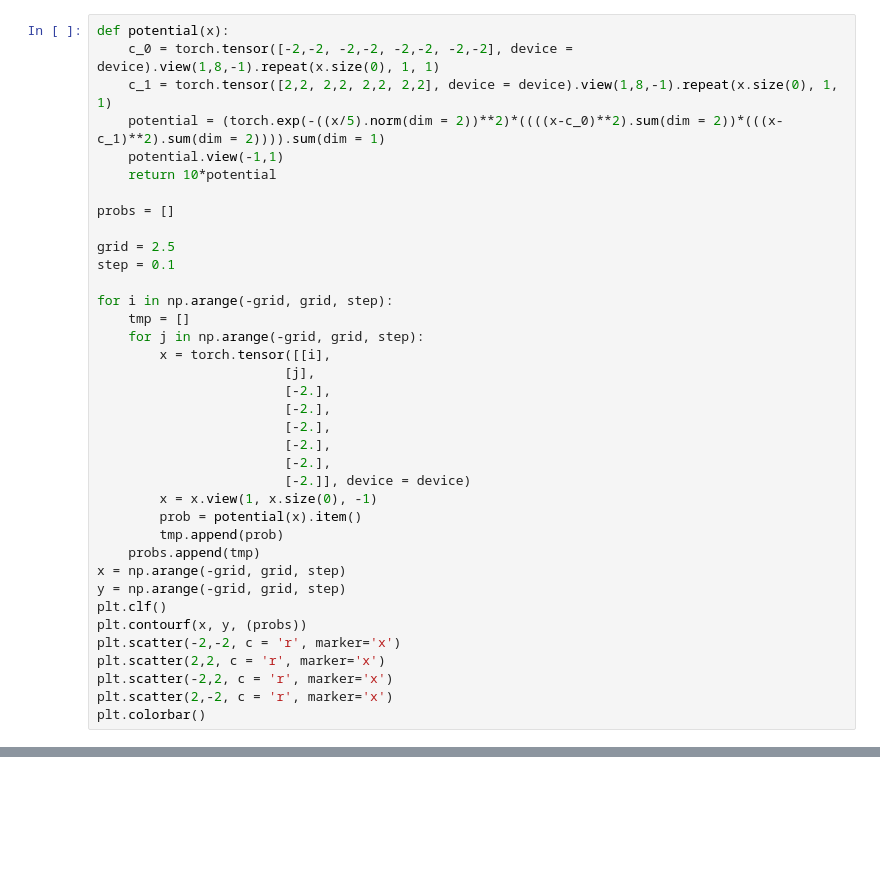
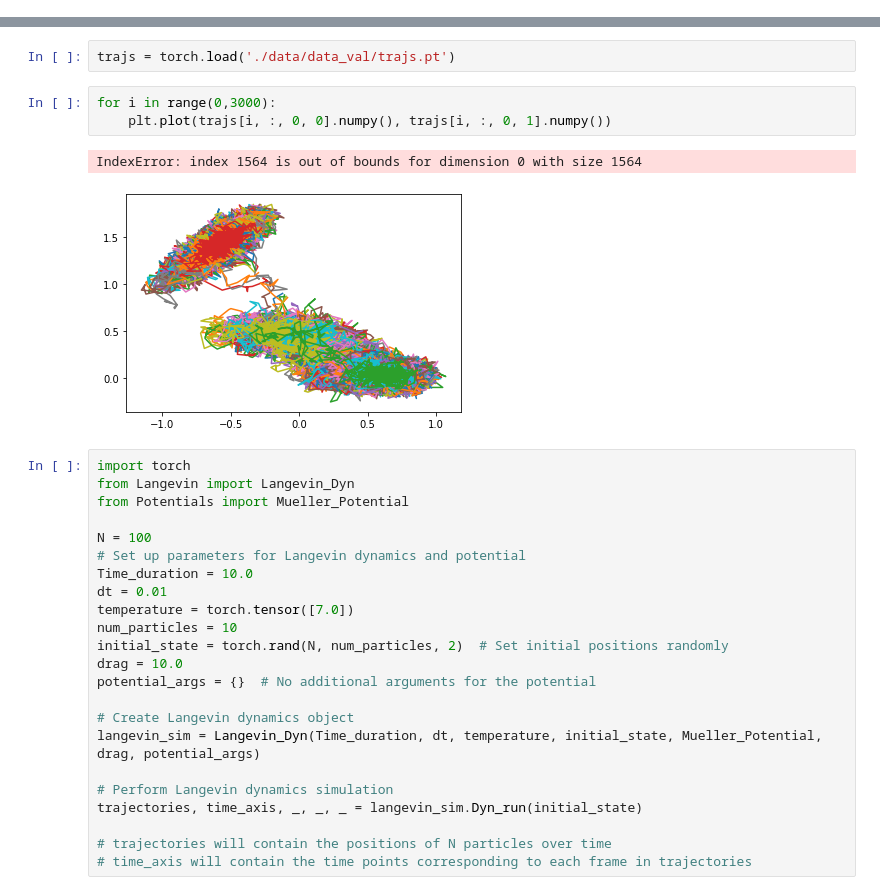
Before and after one commit to AleFalla/Learning-commitors-with-neural-FBSDE, a Jupyter notebook: testing.ipynb, the cells around one changed output, grey strips where cells are left out. Drawn from its saved outputs; the diff is of its cells as text; blank space fills up the shorter version.

```diff
--- a/testing.ipynb
+++ b/testing.ipynb
@@ -236,37 +0,0 @@ plt.axhline(y=-2, color='r', linestyle='-')
-# %%
-def potential(x):
-    c_0 = torch.tensor([-2,-2, -2,-2, -2,-2, -2,-2], device = device).view(1,8,-1).repeat(x.size(0), 1, 1)
-    c_1 = torch.tensor([2,2, 2,2, 2,2, 2,2], device = device).view(1,8,-1).repeat(x.size(0), 1, 1)
-    potential = (torch.exp(-((x/5).norm(dim = 2))**2)*((((x-c_0)**2).sum(dim = 2))*(((x-c_1)**2).sum(dim = 2)))).sum(dim = 1)
-    potential.view(-1,1)
-    return 10*potential
-
-probs = []
-
-grid = 2.5
-step = 0.1
-
-for i in np.arange(-grid, grid, step):
-    tmp = []
-    for j in np.arange(-grid, grid, step):
-        x = torch.tensor([[i],
-                        [j],
-                        [-2.],
-                        [-2.],
-                        [-2.],
-                        [-2.],
-                        [-2.],
-                        [-2.]], device = device)
-        x = x.view(1, x.size(0), -1)
-        prob = potential(x).item()
-        tmp.append(prob)
-    probs.append(tmp)
-x = np.arange(-grid, grid, step)
-y = np.arange(-grid, grid, step)
-plt.clf()
-plt.contourf(x, y, (probs))
-plt.scatter(-2,-2, c = 'r', marker='x')
-plt.scatter(2,2, c = 'r', marker='x')
-plt.scatter(-2,2, c = 'r', marker='x')
-plt.scatter(2,-2, c = 'r', marker='x')
-plt.colorbar()
@@ -311,0 +131,31 @@ int
+# %%
+trajs = torch.load('./data/data_val/trajs.pt')
+# %%
+for i in range(0,3000):
+    plt.plot(trajs[i, :, 0, 0].numpy(), trajs[i, :, 0, 1].numpy())
+# %% [output]
+IndexError: index 1564 is out of bounds for dimension 0 with size 1564
+[figure, added]
+# %%
+import torch
+from Langevin import Langevin_Dyn
+from Potentials import Mueller_Potential
+
+N = 100
+# Set up parameters for Langevin dynamics and potential
+Time_duration = 10.0
+dt = 0.01
+temperature = torch.tensor([7.0])
+num_particles = 10
+initial_state = torch.rand(N, num_particles, 2)  # Set initial positions randomly
+drag = 10.0
+potential_args = {}  # No additional arguments for the potential
+
+# Create Langevin dynamics object
+langevin_sim = Langevin_Dyn(Time_duration, dt, temperature, initial_state, Mueller_Potential, drag, potential_args)
+
+# Perform Langevin dynamics simulation
+trajectories, time_axis, _, _, _ = langevin_sim.Dyn_run(initial_state)
+
+# trajectories will contain the positions of N particles over time
+# time_axis will contain the time points corresponding to each frame in trajectories
```
Also changed, not shown: parts of 55 cells of this notebook, 11 other files.
